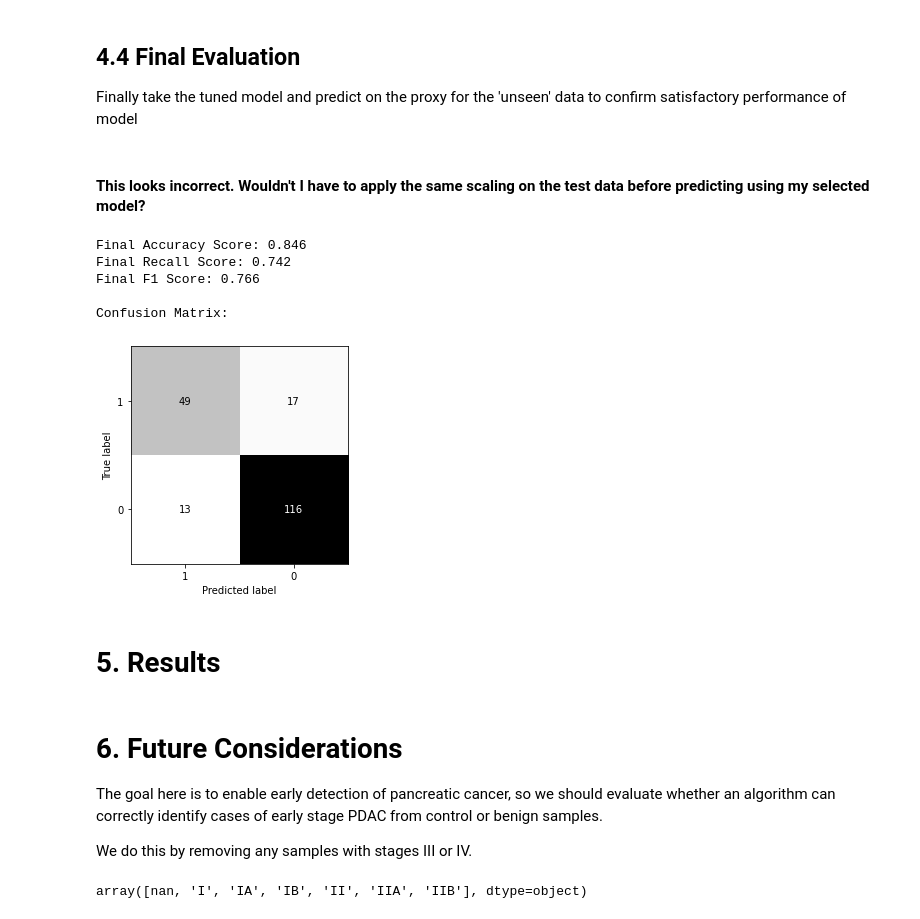
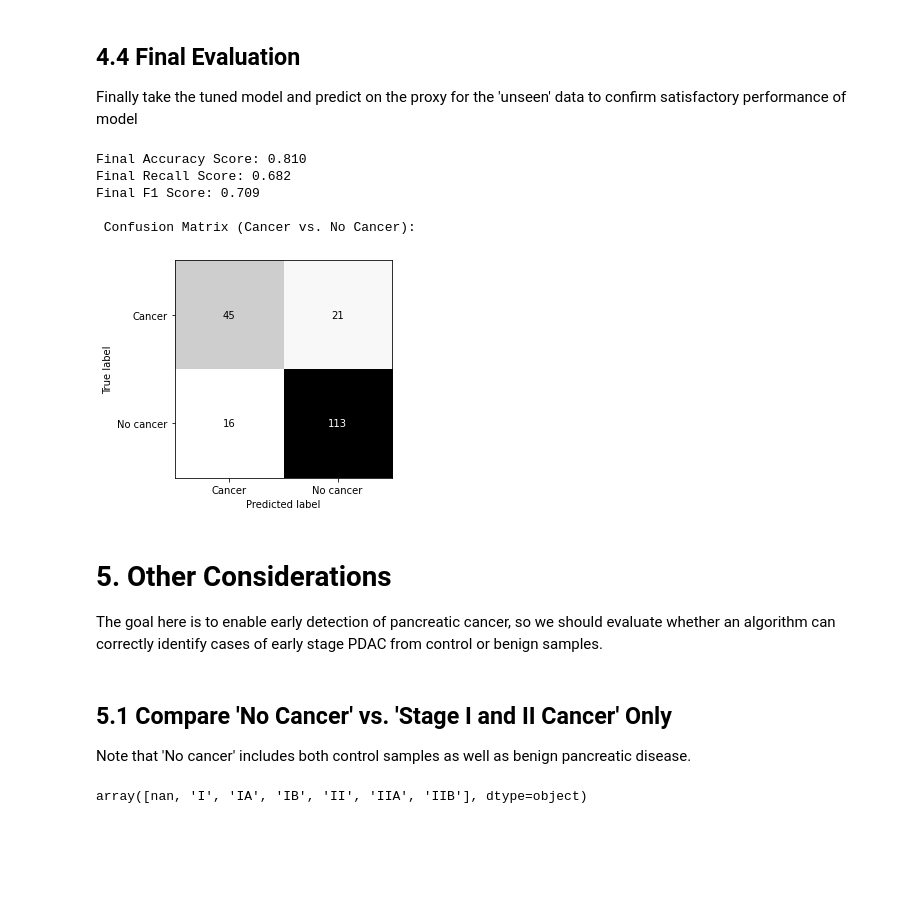
Before and after one commit to s-mushnoori/pancreatic-cancer-2, a Jupyter notebook: pancreatic-cancer-2.ipynb, the cells around one changed output. Drawn from its saved outputs; the diff is of its cells as text; code cells hidden in the pictures; blank space fills up the shorter version.

Commit message:
Added figues and analysis excluding late stage cancer

```diff
--- a/pancreatic-cancer-2.ipynb
+++ b/pancreatic-cancer-2.ipynb
@@ -193,10 +201,10 @@ def clean_data(data):
 
     return data_cleaned
 # %%
-df = clean_data(df)
+df_clean = clean_data(df)
 
-x = df.drop('has_disease',  axis=1)
-y = df['has_disease']
+x = df_clean.drop('has_cancer',  axis=1)
+y = df_clean['has_cancer']
 # %% [markdown]
 # 3. Exploratory Data Analysis
 
@@ -404,7 +412,7 @@ def tune_hyperparameters(training_data, training_labels, model, param_space):
 
     # Steps in pipeline
     steps = [
-        ('scaler', StandardScaler()),
+        ('scaler', RobustScaler()),
         ('model', model)
     ]
 
@@ -458,30 +466,34 @@ Pipeline(steps=[('scaler', StandardScaler()),
 ## 4.4 Final Evaluation
 
 Finally take the tuned model and predict on the proxy for the 'unseen' data to confirm satisfactory performance of model
-# %% [markdown]
-#### This looks incorrect. Wouldn't I have to apply the same scaling on the test data before predicting using my selected model?
-# %%
-# Predict on unseen data
-
-y_pred = rf_tuned.predict(x_test)
-
-plot_confusion_matrix(rf_tuned, x_test, y_test, labels=[1,0], colorbar=False, cmap='Greys')
-print("\nFinal Accuracy Score: %.3f" % accuracy_score(y_test, y_pred))
-print("Final Recall Score: %.3f" % recall_score(y_test, y_pred))
-print("Final F1 Score: %.3f" % f1_score(y_test, y_pred))
-print("\nConfusion Matrix:")
-# %% [output]
-Final Accuracy Score: 0.846
-Final Recall Score: 0.742
-Final F1 Score: 0.766
-
-Confusion Matrix:
-[figure, removed]
-# %% [markdown]
-# 5. Results
+# %%
+# Define a function to display the confusion matrix
+
+def show_conf_mat(trained_model, label_names, title, fig_no, test_data = x_test, test_labels = y_test, labels=[1,0]):
+    '''
+    Takes in order, a trained model, a list of target class variables (labels), a list of label names,
+    and a string for the title of the confusion matrix.
+    Also takes in an integer value for the name of the saved image
+    Test sets are x_test and y_test by default.
+    Labels are [1,0] by default, 1 referring to the more serious condition
+    '''
+    y_pred = trained_model.predict(x_test)
+    plot_confusion_matrix(trained_model, x_test, y_test, labels=labels, display_labels=label_names, colorbar=False, cmap='Greys')
+    print("\nFinal Accuracy Score: %.3f" % accuracy_score(y_test, y_pred))
+    print("Final Recall Score: %.3f" % recall_score(y_test, y_pred))
+    print("Final F1 Score: %.3f" % f1_score(y_test, y_pred))
+    print("\n", title)
+    plt.savefig(r'C:\Users\sriha\OneDrive\Desktop\DS\My work\pancreatic-cancer-2\Figures\Fig %s.png' % fig_no)
+# %%
+show_conf_mat(rf_tuned, ['Cancer','No cancer'],'Confusion Matrix (Cancer vs. No Cancer):', fig_no=1)
+# %% [output]
+Final Accuracy Score: 0.810
+Final Recall Score: 0.682
+Final F1 Score: 0.709
+
+ Confusion Matrix (Cancer vs. No Cancer):
+[figure, added]
 # %% [markdown]
-# 6. Future Considerations
+# 5. Other Considerations
 
 The goal here is to enable early detection of pancreatic cancer, so we should evaluate whether an algorithm can correctly identify cases of early stage PDAC from control or benign samples.
-
-We do this by removing any samples with stages III or IV.
@@ -489,0 +500,4 @@ df_new = pd.read_csv('data/Debernardi et al 2020 data.csv')
+# %% [markdown]
+## 5.1 Compare 'No Cancer' vs. 'Stage I and II Cancer' Only
+
+Note that 'No cancer' includes both control samples as well as benign pancreatic disease.
```
Also changed, not shown: parts of 39 cells of this notebook, 5 other files.
